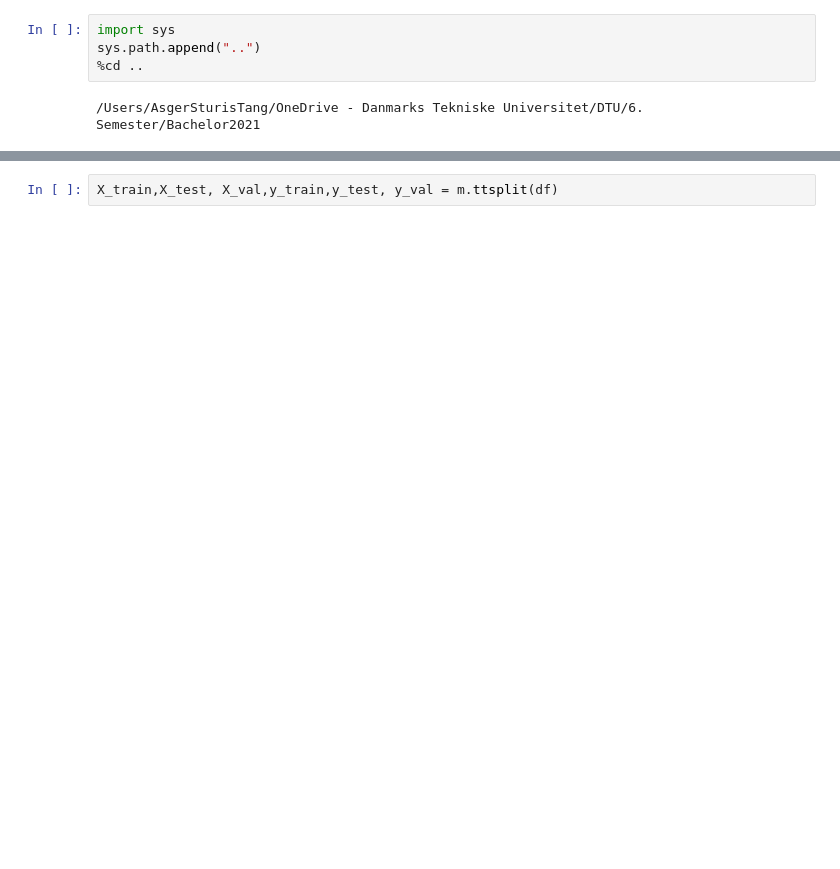
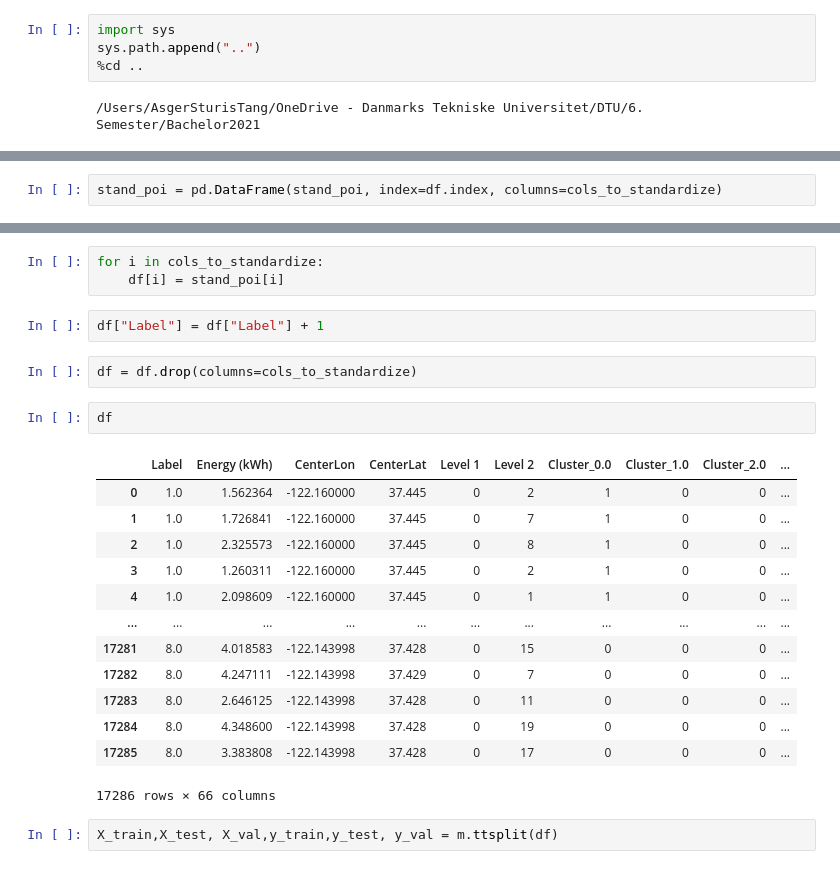
Before and after one commit to Jungar111/Bachelor2021, a Jupyter notebook: Modelling/RNN.ipynb, the cells around one changed output, grey strips where cells are left out. Cells and saved outputs as stored; diff of their text form; blank space fills up the shorter version.

```diff
--- a/Modelling/RNN.ipynb
+++ b/Modelling/RNN.ipynb
@@ -17,0 +29,2 @@ df = m.df.drop(columns=["Start Date"])
+# %%
+stand_poi = pd.DataFrame(stand_poi, index=df.index, columns=cols_to_standardize)
@@ -18,2 +33,25 @@ df = m.df.drop(columns=["Start Date"])
+# %%
+for i in cols_to_standardize:
+    df[i] = stand_poi[i]
+# %%
+df["Label"] = df["Label"] + 1
+# %%
+df = df.drop(columns=cols_to_standardize)
+# %%
+df
+# %% [output]
+|  | Label | Energy (kWh) | CenterLon | CenterLat | Level 1 | Level 2 | Cluster_0.0 | Cluster_1.0 | Cluster_2.0 | ... |
+| 0 | 1.0 | 1.562364 | -122.160000 | 37.445 | 0 | 2 | 1 | 0 | 0 | ... |
+| 1 | 1.0 | 1.726841 | -122.160000 | 37.445 | 0 | 7 | 1 | 0 | 0 | ... |
+| 2 | 1.0 | 2.325573 | -122.160000 | 37.445 | 0 | 8 | 1 | 0 | 0 | ... |
+| 3 | 1.0 | 1.260311 | -122.160000 | 37.445 | 0 | 2 | 1 | 0 | 0 | ... |
+| 4 | 1.0 | 2.098609 | -122.160000 | 37.445 | 0 | 1 | 1 | 0 | 0 | ... |
+| ... | ... | ... | ... | ... | ... | ... | ... | ... | ... | ... |
+| 17281 | 8.0 | 4.018583 | -122.143998 | 37.428 | 0 | 15 | 0 | 0 | 0 | ... |
+| 17282 | 8.0 | 4.247111 | -122.143998 | 37.429 | 0 | 7 | 0 | 0 | 0 | ... |
+| 17283 | 8.0 | 2.646125 | -122.143998 | 37.428 | 0 | 11 | 0 | 0 | 0 | ... |
+| 17284 | 8.0 | 4.348600 | -122.143998 | 37.428 | 0 | 19 | 0 | 0 | 0 | ... |
+| 17285 | 8.0 | 3.383808 | -122.143998 | 37.428 | 0 | 17 | 0 | 0 | 0 | ... |
+17286 rows × 66 columns
 # %%
 X_train,X_test, X_val,y_train,y_test, y_val = m.ttsplit(df)
```
Also changed, not shown: parts of 28 cells of this notebook, 2 other files.
